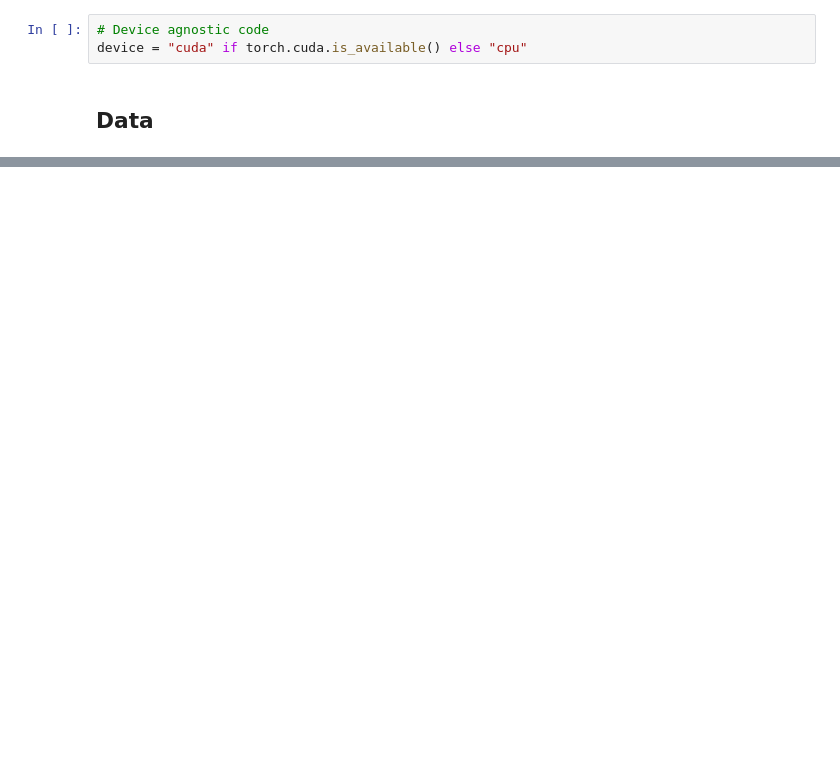
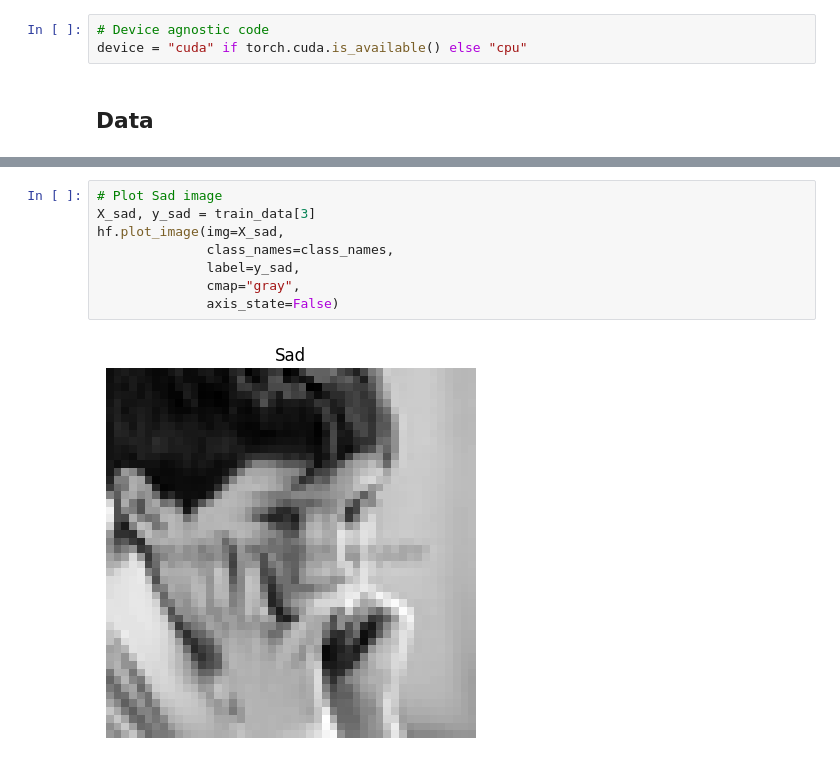
Before and after one commit to Rishi-Jain-27/fer2013-classifier, a Jupyter notebook: fer2013-classifier.ipynb, the cells around one changed output, grey strips where cells are left out. Drawn from its saved outputs; the diff is of its cells as text; blank space fills up the shorter version.

```diff
--- a/fer2013-classifier.ipynb
+++ b/fer2013-classifier.ipynb
@@ -156,0 +235,10 @@ Shape of first piece of data: torch.Size([1, 48, 48]) | label: 0
+# %%
+# Plot Sad image
+X_sad, y_sad = train_data[3]
+hf.plot_image(img=X_sad,
+              class_names=class_names,
+              label=y_sad,
+              cmap="gray",
+              axis_state=False)
+# %% [output]
+[figure, added]
```
Also changed, not shown: parts of 16 cells of this notebook.
